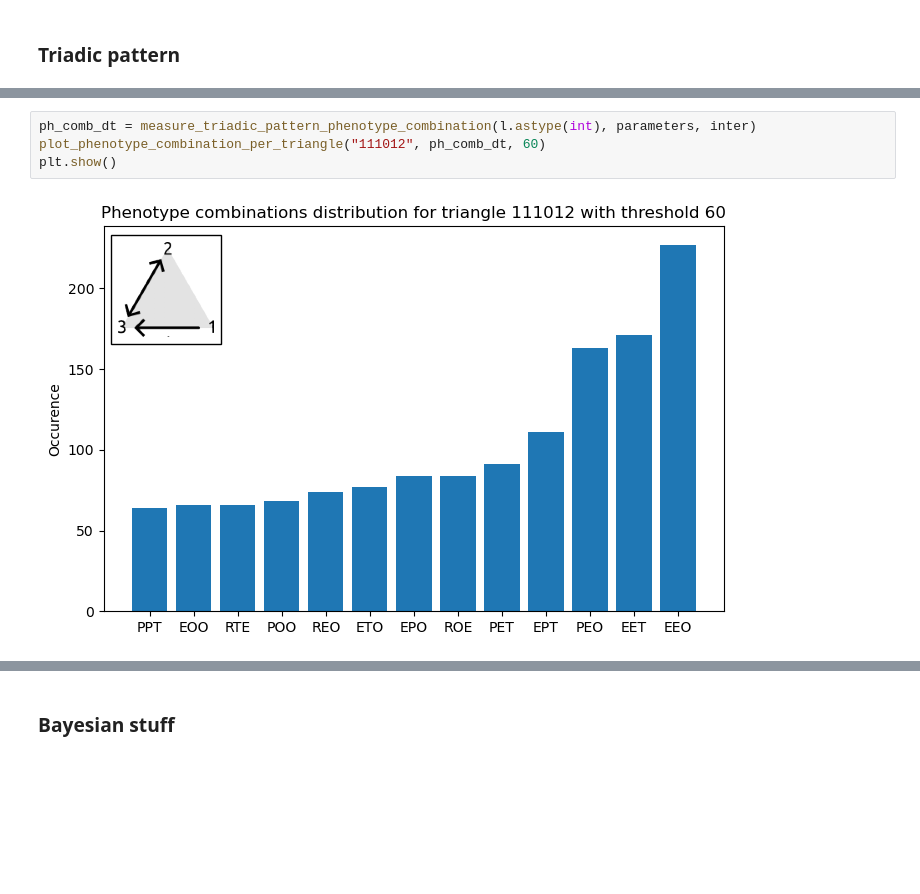
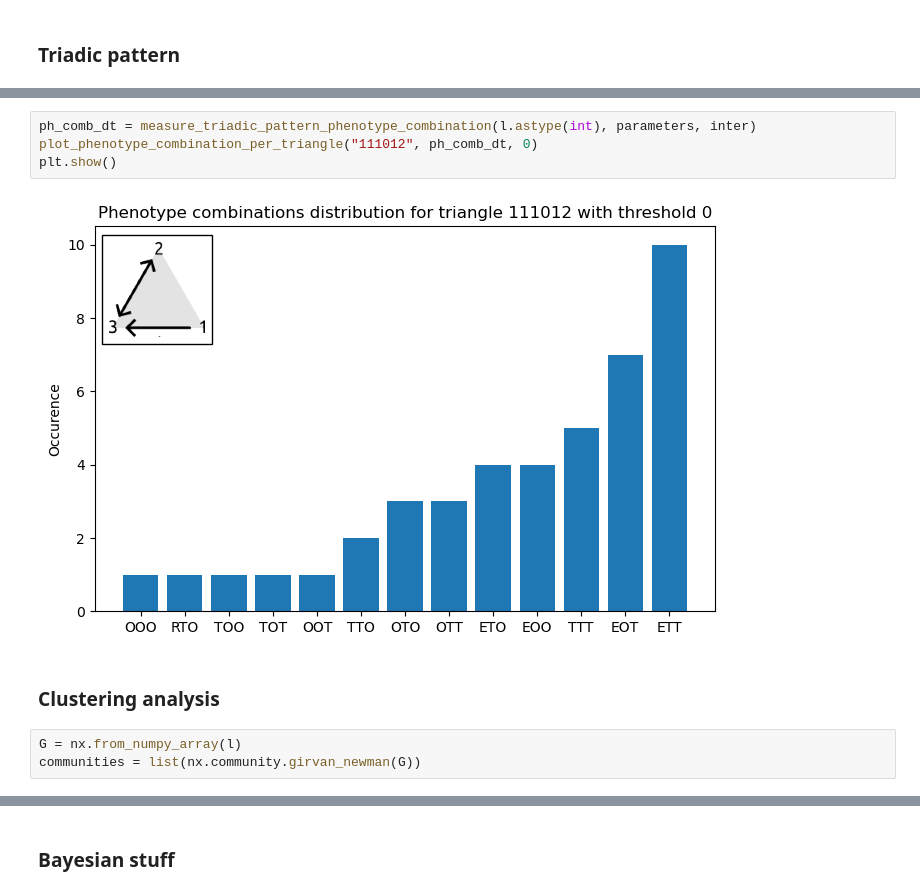
Before and after one commit to yuxuama/cooperation_emergence, a Jupyter notebook: notebooks/last_analysis.ipynb, the cells around one changed output, grey strips where cells are left out. Saved outputs shown, nothing was run; the diff lists cells and outputs as text; blank space fills up the shorter version.

```diff
--- a/notebooks/last_analysis.ipynb
+++ b/notebooks/last_analysis.ipynb
@@ -133,6 +135,11 @@ else:
 # %%
 ph_comb_dt = measure_triadic_pattern_phenotype_combination(l.astype(int), parameters, inter)
-plot_phenotype_combination_per_triangle("111012", ph_comb_dt, 60)
+plot_phenotype_combination_per_triangle("111012", ph_comb_dt, 0)
 plt.show()
 # %% [output]
-[figure, old version]
+[figure, new version]
+# %% [markdown]
+### Clustering analysis
+# %%
+G = nx.from_numpy_array(l)
+communities = list(nx.community.girvan_newman(G))
```
Also changed, not shown: parts of 14 cells of this notebook, 3 other files.
